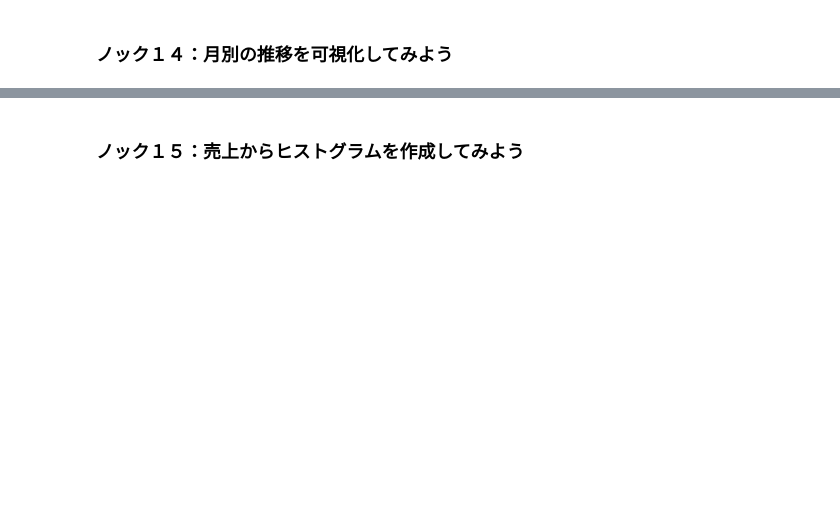
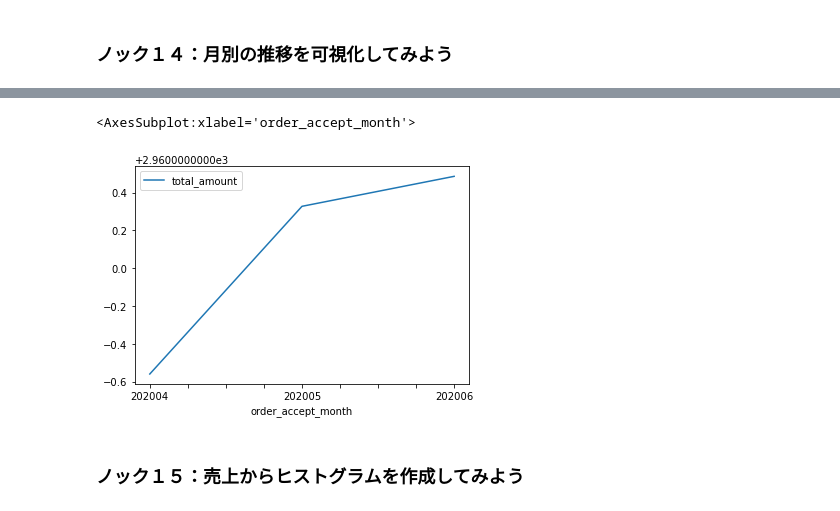
Before and after one commit to BP-Test/01_python_100knock_ml_model, a Jupyter notebook: chapter-02/2章_データを可視化し分析を行う10本ノック.ipynb, the cells around one changed output, grey strips where cells are left out. Cells and saved outputs as stored; diff of their text form; code cells hidden in the pictures; blank space fills up the shorter version.

```diff
--- a/chapter-02/2章_データを可視化し分析を行う10本ノック.ipynb
+++ b/chapter-02/2章_データを可視化し分析を行う10本ノック.ipynb
@@ -25,2 +240,7 @@
+# %%
+month_data.mean().plot()
+# %% [output]
+<AxesSubplot:xlabel='order_accept_month'>
+[figure, added]
 # %% [markdown]
 ### ノック１５：売上からヒストグラムを作成してみよう
```
Also changed, not shown: parts of 30 cells of this notebook.
